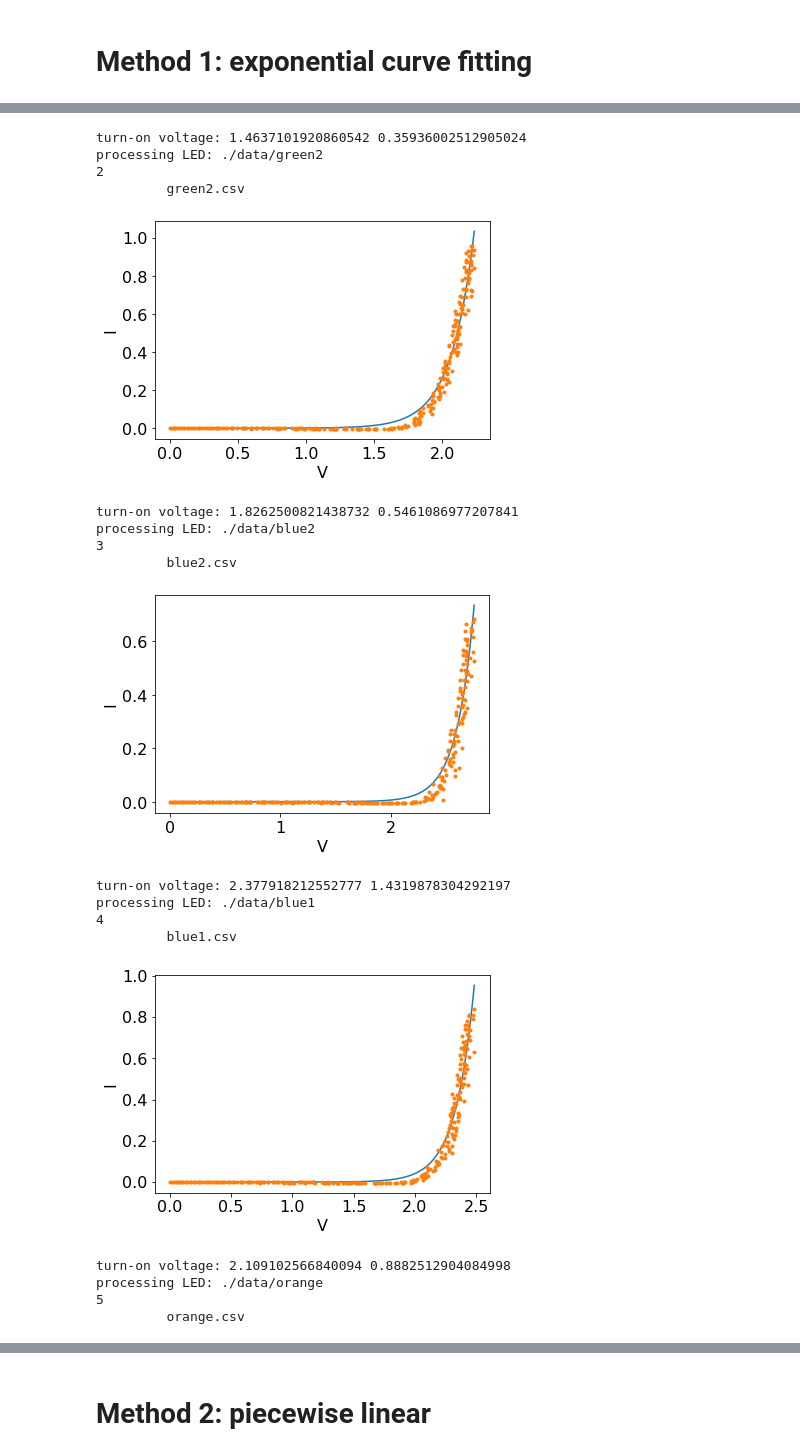
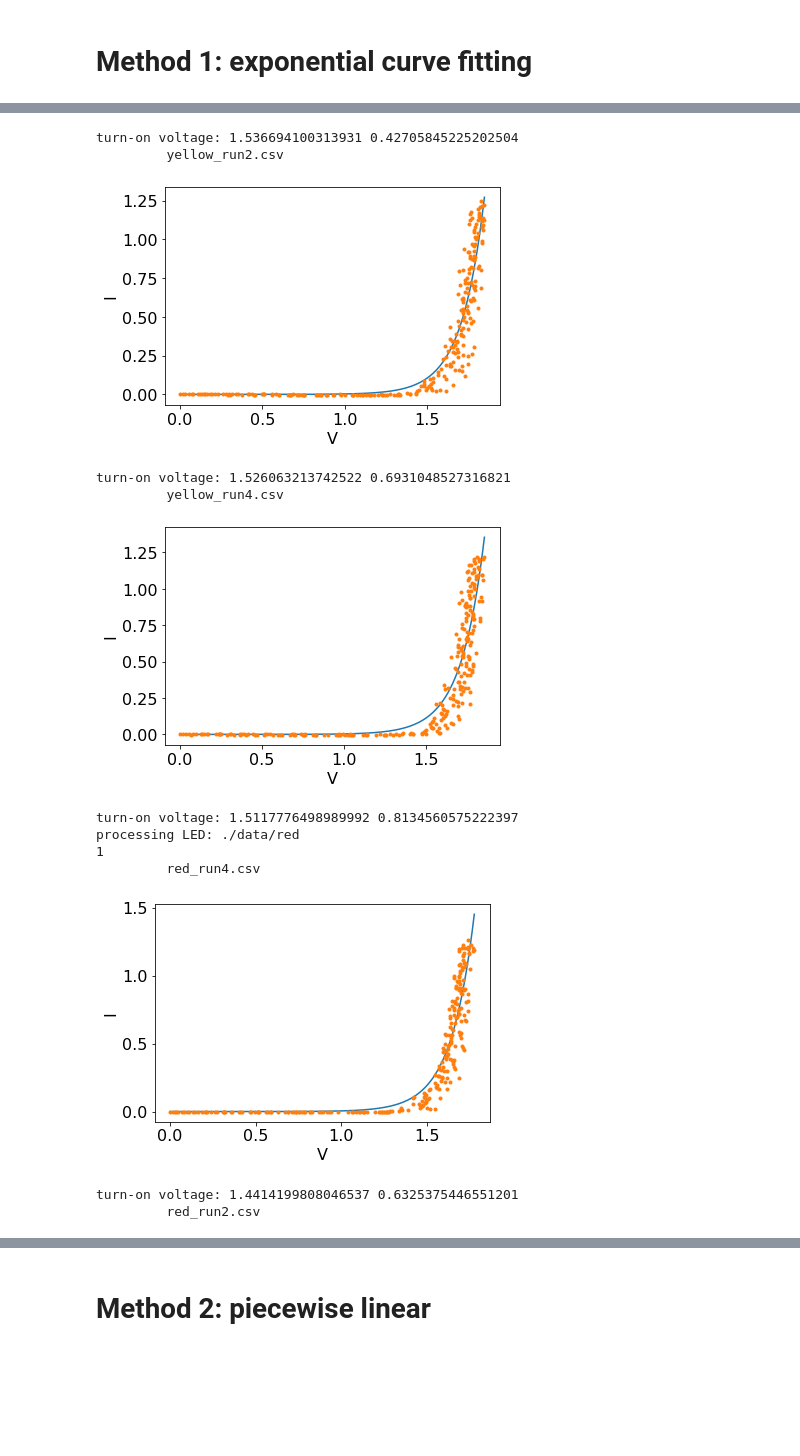
Before and after one commit to jblipper/339-lab3, a Jupyter notebook: extract_turn_on_voltage.ipynb, the cells around one changed output, grey strips where cells are left out. Cells and saved outputs as stored; diff of their text form; code cells hidden in the pictures; blank space fills up the shorter version.

Commit message:
exponential turn on voltages

```diff
--- a/extract_turn_on_voltage.ipynb
+++ b/extract_turn_on_voltage.ipynb
@@ -9,7 +9,7 @@ plt.rcParams.update({'font.size': 16})
 # %% [markdown]
 # testing on one data file
 # %%
-f = "./data/green2.csv"
+f = "./data/green2/green2.csv"
 
 data = np.genfromtxt(f, delimiter=",") # 1st column is V, second is I
 plt.ylabel("I")
@@ -84,8 +83,10 @@ def exponential_v0(data_array):
 
     return(min_V, err_min_V)
 # %%
+## Loop through datafiles with this method
+
 LEDs = []
-V0_exp = np.zeros(7)
+V0_exp = np.zeros((7, 4))
 V0_exp_err = np.zeros(7)
 
 n = 0
@@ -97,7 +98,7 @@ for i in os.listdir("./data/"):
         print(n)
         LEDs.append(i.split(".")[0])
         led_path = os.path.join("./data/", f)
-        for file in os.listdir(f): # loop through the datafiles for one LED
+        for i, file in enumerate(os.listdir(f)): # loop through the datafiles for one LED
 
             print("\t", file)
 
@@ -105,7 +106,7 @@ for i in os.listdir("./data/"):
             min_V, err_min_V = exponential_v0(data)
 
             # add it to the list
-            V0_exp[n] += min_V
+            V0_exp[n, i] = min_V
             V0_exp_err[n] += err_min_V
 
         n+=1
@@ -122,19 +121,13 @@ processing LED: ./data/red
-turn-on voltage: 1.4637101920860542 0.35936002512905024
-processing LED: ./data/green2
-2
-         green2.csv
+turn-on voltage: 1.536694100313931 0.42705845225202504
+         yellow_run2.csv
-[figure, old version]
+[figure, new version]
-turn-on voltage: 1.8262500821438732 0.5461086977207841
-processing LED: ./data/blue2
-3
-         blue2.csv
+turn-on voltage: 1.526063213742522 0.6931048527316821
+         yellow_run4.csv
-[figure, old version]
+[figure, new version]
-turn-on voltage: 2.377918212552777 1.4319878304292197
-processing LED: ./data/blue1
-4
-         blue1.csv
+turn-on voltage: 1.5117776498989992 0.8134560575222397
+processing LED: ./data/red
+1
+         red_run4.csv
-[figure, old version]
+[figure, new version]
-turn-on voltage: 2.109102566840094 0.8882512904084998
-processing LED: ./data/orange
-5
-         orange.csv
+turn-on voltage: 1.4414199808046537 0.6325375446551201
+         red_run2.csv
```
Also changed, not shown: parts of 12 cells of this notebook, 1 other file.
